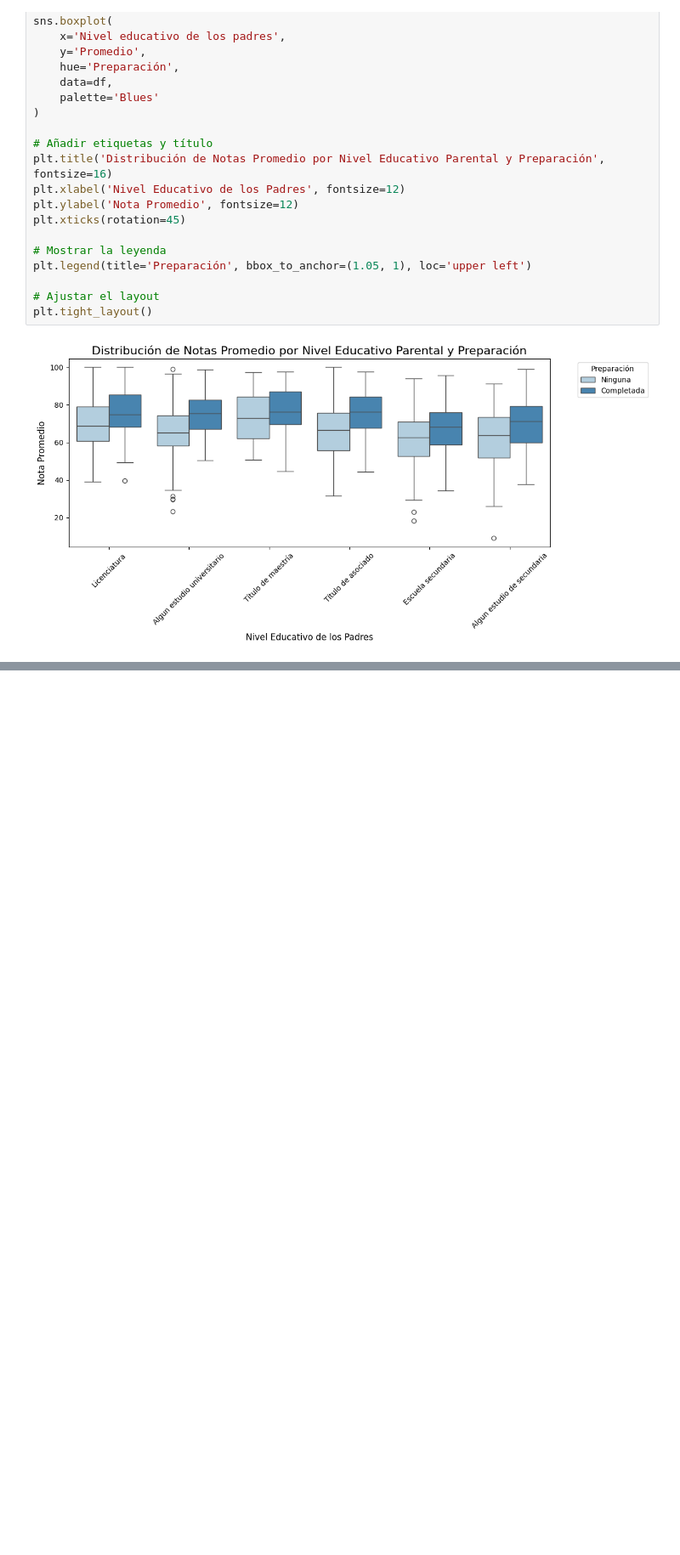
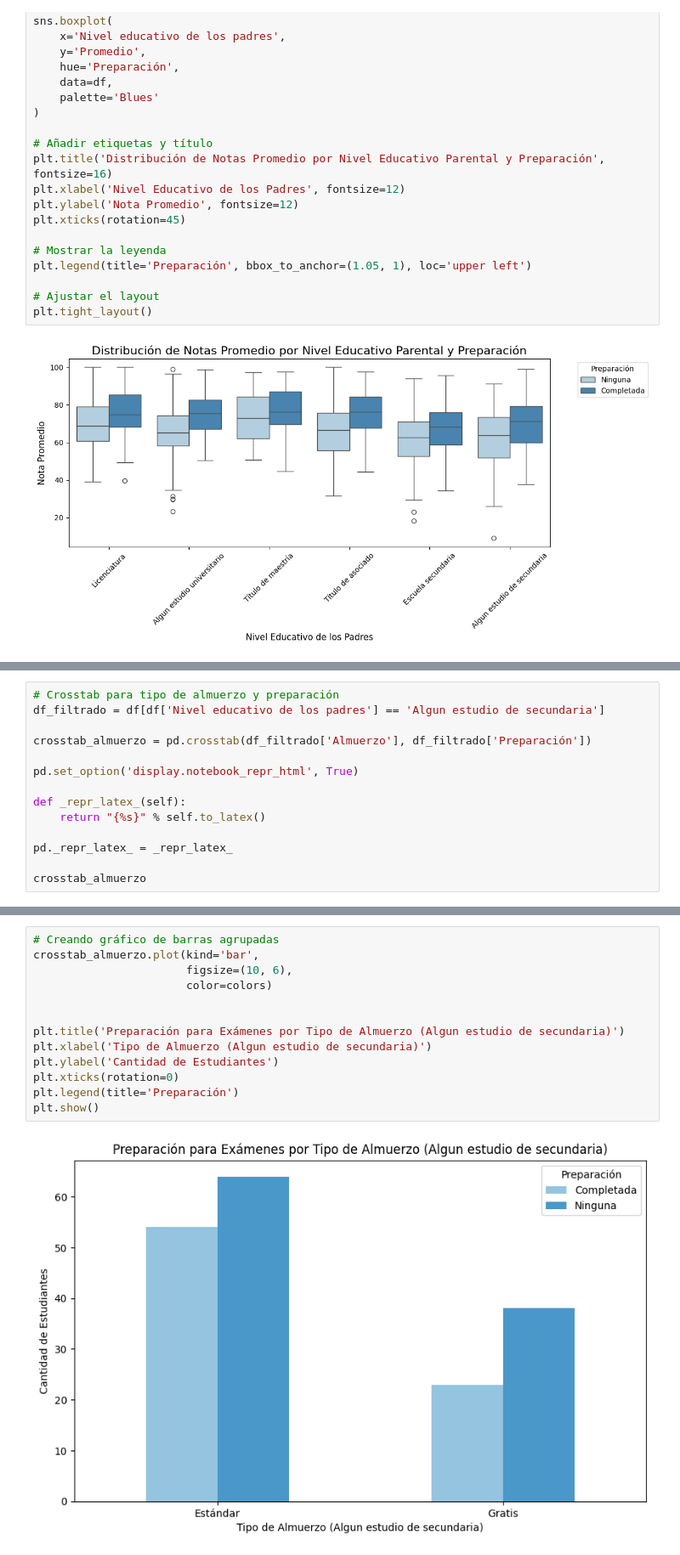
Before and after one commit to Zadquiel-niev/StudentsPerformance-G5-G6-Grupo-5, a Jupyter notebook: jupyter.ipynb, the cells around one changed output, grey strips where cells are left out. Shown: that part at 85% size. Cells and saved outputs as stored; diff of their text form; blank space fills up the shorter version.

```diff
--- a/jupyter.ipynb
+++ b/jupyter.ipynb
@@ -244,0 +264,14 @@ plt.show()
+# %%
+# Crosstab para tipo de almuerzo y preparación
+df_filtrado = df[df['Nivel educativo de los padres'] == 'Algun estudio de secundaria']
+
+crosstab_almuerzo = pd.crosstab(df_filtrado['Almuerzo'], df_filtrado['Preparación'])
+
+pd.set_option('display.notebook_repr_html', True)
+
+def _repr_latex_(self):
+    return "{%s}" % self.to_latex()
+
+pd._repr_latex_ = _repr_latex_
+
+crosstab_almuerzo
@@ -244,0 +289,15 @@ plt.show()
+# %%
+# Creando gráfico de barras agrupadas
+crosstab_almuerzo.plot(kind='bar',
+                       figsize=(10, 6),
+                       color=colors)
+
+
+plt.title('Preparación para Exámenes por Tipo de Almuerzo (Algun estudio de secundaria)')
+plt.xlabel('Tipo de Almuerzo (Algun estudio de secundaria)')
+plt.ylabel('Cantidad de Estudiantes')
+plt.xticks(rotation=0)
+plt.legend(title='Preparación')
+plt.show()
+# %% [output]
+[figure, added]
```
Also changed, not shown: parts of 17 cells of this notebook.
